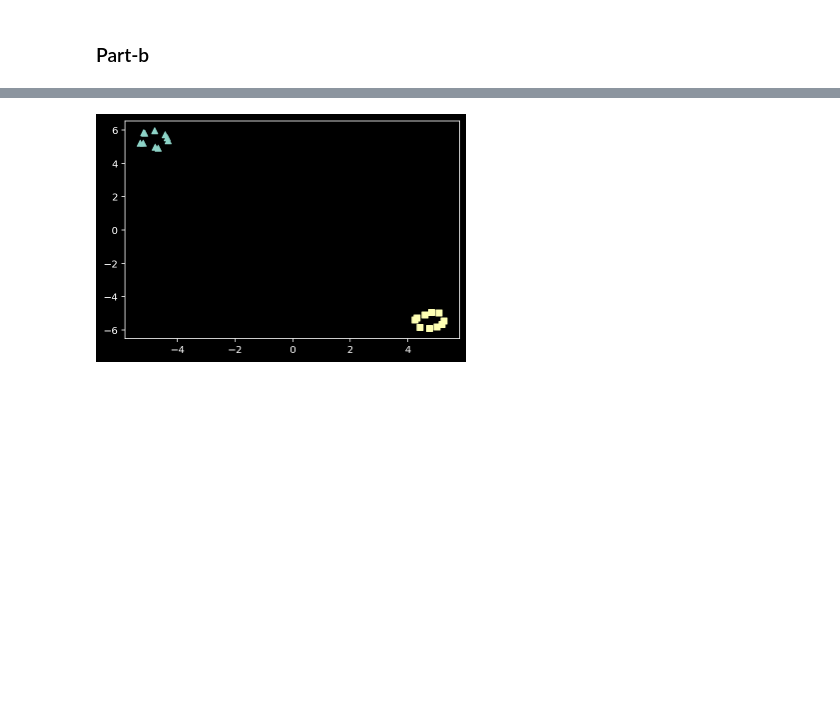
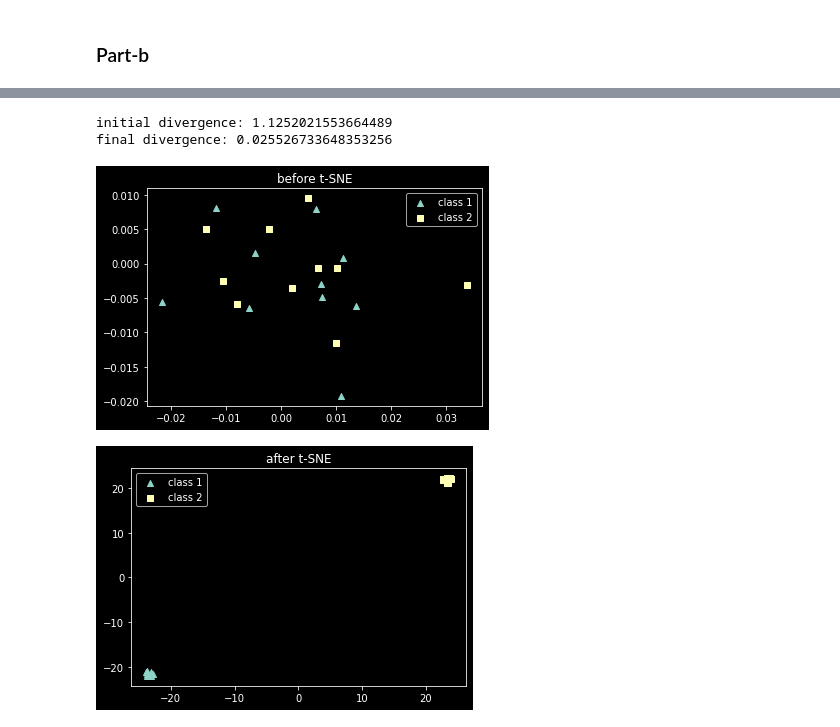
Before and after one commit to cmaspi/AI2100, a Jupyter notebook: assignment-2/ai20btech11006-hw2.ipynb, the cells around one changed output, grey strips where cells are left out. Saved outputs shown, nothing was run; the diff lists cells and outputs as text; code cells hidden in the pictures; blank space fills up the shorter version.

```diff
--- a/assignment-2/ai20btech11006-hw2.ipynb
+++ b/assignment-2/ai20btech11006-hw2.ipynb
@@ -268,14 +248,17 @@ array([[-5.30273327,  5.22215919],
 # %%
-import matplotlib.pyplot as plt
-# changing theme
-plt.style.use('dark_background')
-# clear image
-%config InlineBackend.figure_format = 'retina'
+mytsne = tsne(X)
+mytsne.process(50, alpha, 10,2, plot=True)
 
 Y = mytsne.Y
-plt.scatter( Y[:10,0],Y[:10,1], marker = '^')
-plt.scatter( Y[10:,0],Y[10:,1], marker = 's')
-
+fig = plt.figure()
+ax = fig.subplots()
+ax.scatter( Y[:10,0],Y[:10,1], marker = '^', label = "class 1")
+ax.scatter( Y[10:,0],Y[10:,1], marker = 's', label = "class 2")
+ax.legend()
+ax.set_title("after t-SNE")
 plt.show()
 # %% [output]
+initial divergence: 1.1252021553664489
+final divergence: 0.025526733648353256
-[figure, old version]
+[figure, new version]
+[figure, added]
```
Also changed, not shown: parts of 9 cells of this notebook, 5 other files.
